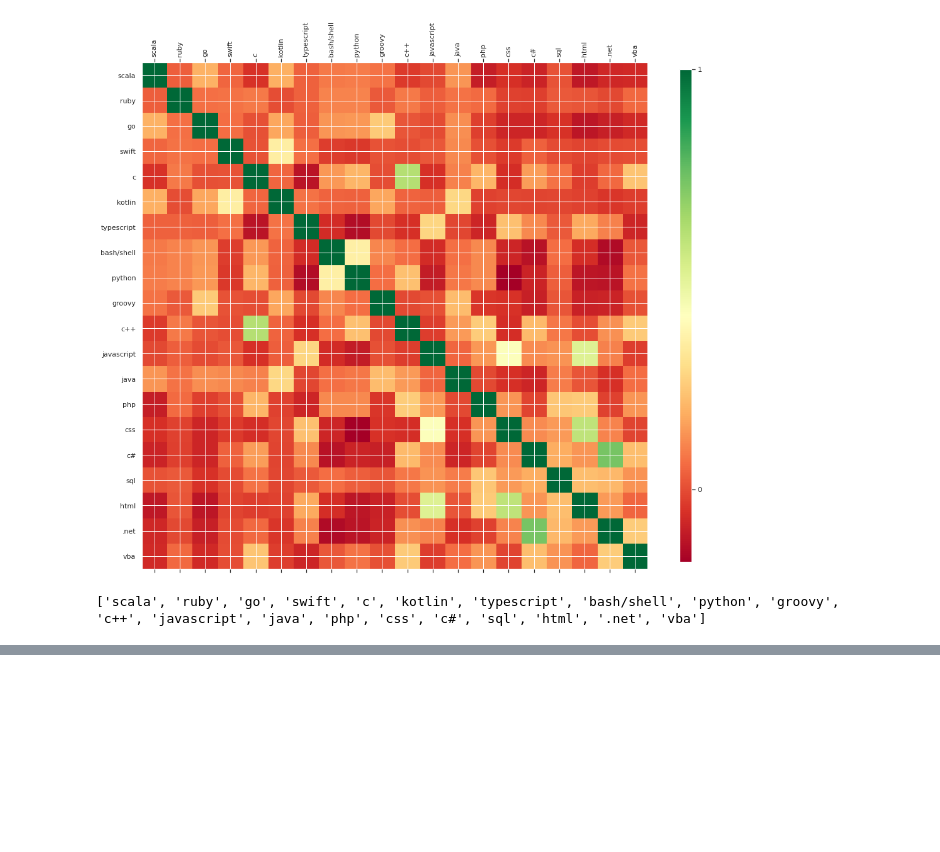
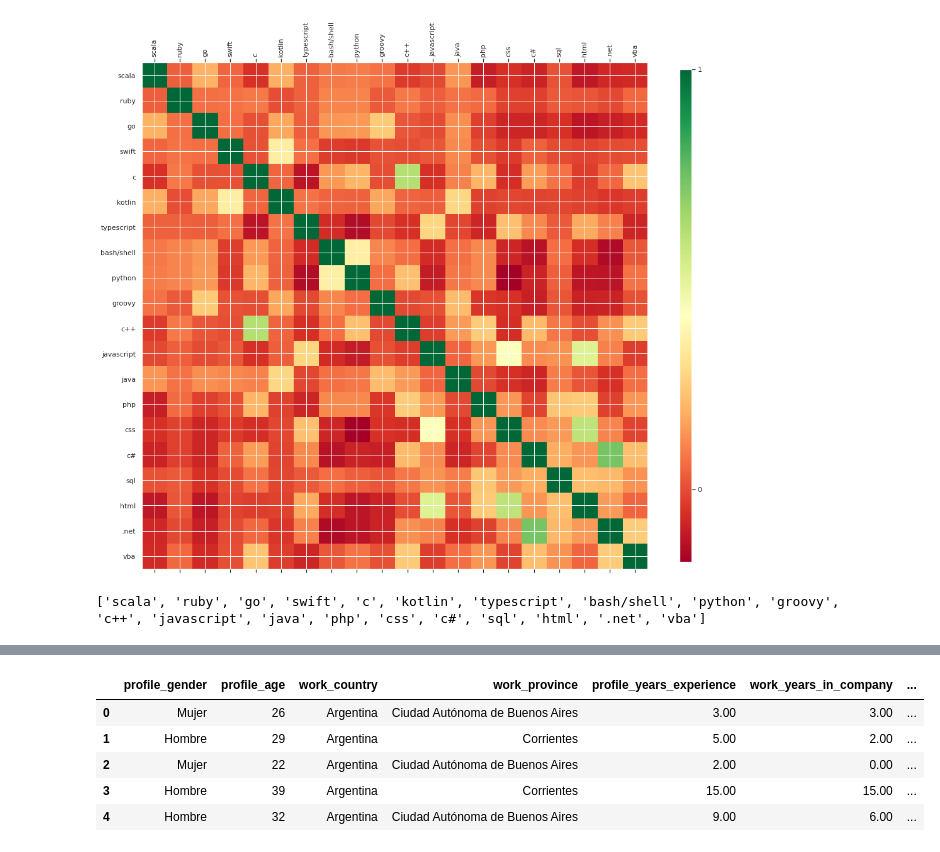
Before and after one commit to fnbellomo/DiploDatos2021, a Jupyter notebook: AyVD/Entregable_Parte_1_Natan.ipynb, the cells around one changed output, grey strips where cells are left out. Cells and saved outputs as stored; diff of their text form; code cells hidden in the pictures; blank space fills up the shorter version.

```diff
--- a/AyVD/Entregable_Parte_1_Natan.ipynb
+++ b/AyVD/Entregable_Parte_1_Natan.ipynb
@@ -464,3 +460,12 @@ See the caveats in the documentation: https://pandas.pydata.org/pandas-docs/stab
 | 213 | 11 | ruby | 152316.67 |
 | 201 | 11 | c | 170880.00 |
 | 203 | 11 | c++ | 141711.11 |
+# %%
+df.head()
+# %% [output]
+|  | profile_gender | profile_age | work_country | work_province | profile_years_experience | work_years_in_company | ... |
+| 0 | Mujer | 26 | Argentina | Ciudad Autónoma de Buenos Aires | 3.00 | 3.00 | ... |
+| 1 | Hombre | 29 | Argentina | Corrientes | 5.00 | 2.00 | ... |
+| 2 | Mujer | 22 | Argentina | Ciudad Autónoma de Buenos Aires | 2.00 | 0.00 | ... |
+| 3 | Hombre | 39 | Argentina | Corrientes | 15.00 | 15.00 | ... |
+| 4 | Hombre | 32 | Argentina | Ciudad Autónoma de Buenos Aires | 9.00 | 6.00 | ... |
```
Also changed, not shown: parts of 5 cells of this notebook.
